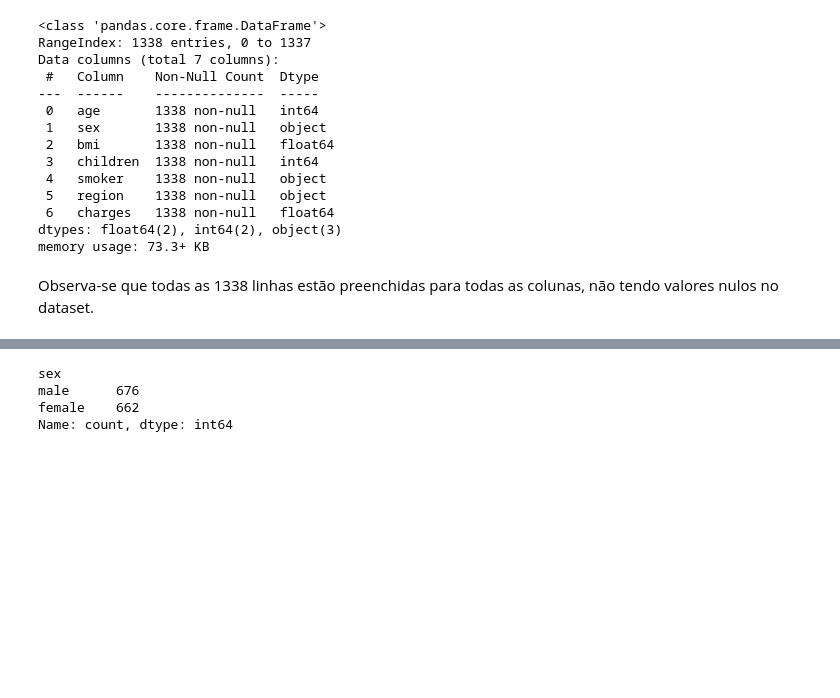
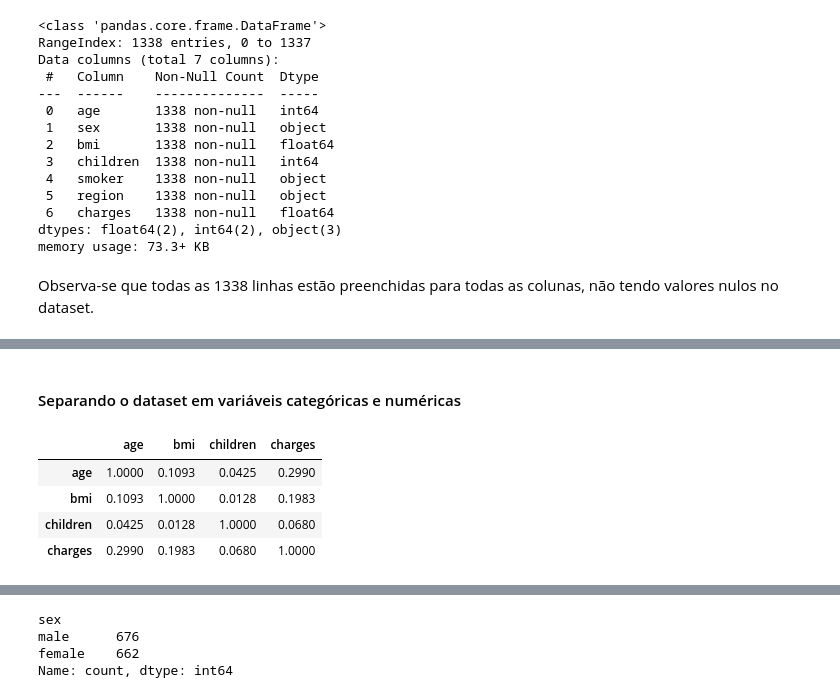
Before and after one commit to biancaalvesb/FIAP_POS_IA_ML, a Jupyter notebook: regressao_tech_challenge_1.ipynb, the cells around one changed output, grey strips where cells are left out. Cells and saved outputs as stored; diff of their text form; code cells hidden in the pictures; blank space fills up the shorter version.

```diff
--- a/regressao_tech_challenge_1.ipynb
+++ b/regressao_tech_challenge_1.ipynb
@@ -52,0 +106,2 @@ Observa-se que todas as 1338 linhas estão preenchidas para todas as colunas, n
+# %% [markdown]
+#### Separando o dataset em variáveis categóricas e numéricas
@@ -52,0 +111,9 @@ Observa-se que todas as 1338 linhas estão preenchidas para todas as colunas, n
+# %%
+correlation_matrix = dataset[numerical_columns].corr().round(4)
+correlation_matrix
+# %% [output]
+|  | age | bmi | children | charges |
+| age | 1.0000 | 0.1093 | 0.0425 | 0.2990 |
+| bmi | 0.1093 | 1.0000 | 0.0128 | 0.1983 |
+| children | 0.0425 | 0.0128 | 1.0000 | 0.0680 |
+| charges | 0.2990 | 0.1983 | 0.0680 | 1.0000 |
```
Also changed, not shown: parts of 45 cells of this notebook.
